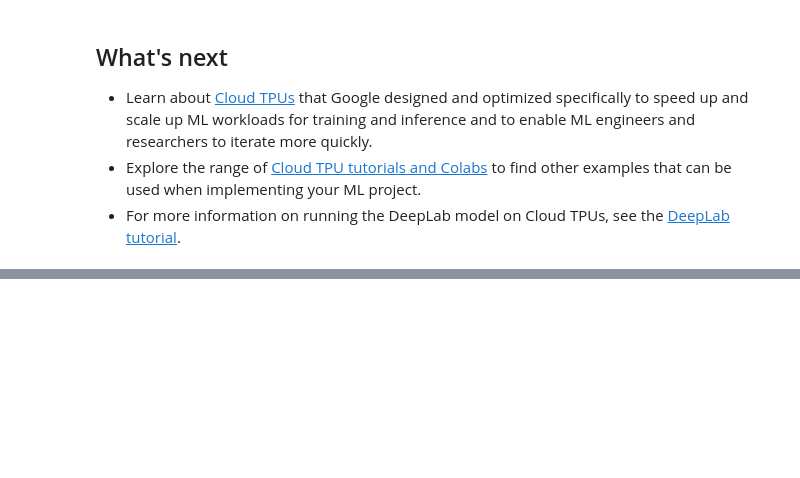
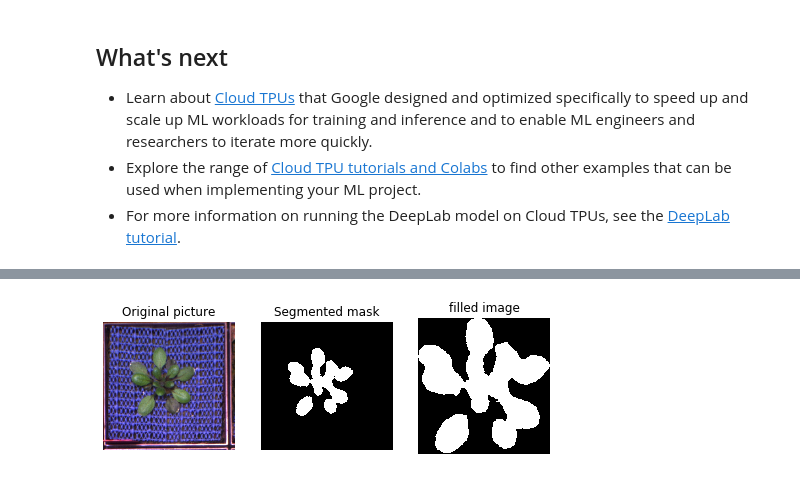
Before and after one commit to noctillion/models, a Jupyter notebook: research/deeplab/predict.ipynb, the cells around one changed output, grey strips where cells are left out. Cells and saved outputs as stored; diff of their text form; code cells hidden in the pictures; blank space fills up the shorter version.

```diff
--- a/research/deeplab/predict.ipynb
+++ b/research/deeplab/predict.ipynb
@@ -224,0 +271,17 @@ label rosette : 29582
+# %%
+fig, axes = plt.subplots(1, 3, figsize=(8, 4))
+ax = axes.ravel()
+
+ax[0].set_title('Original picture')
+ax[0].imshow(original_image, cmap=plt.cm.gray)
+ax[0].set_axis_off()
+
+ax[1].set_title('Segmented mask')
+ax[1].imshow(seg_map, cmap=plt.cm.gray)
+ax[1].set_axis_off()
+
+ax[2].set_title('filled image')
+ax[2].imshow(properties[0].image, cmap=plt.cm.gray)
+ax[2].set_axis_off()
+# %% [output]
+[figure, added]
```
Also changed, not shown: parts of 7 cells of this notebook.
